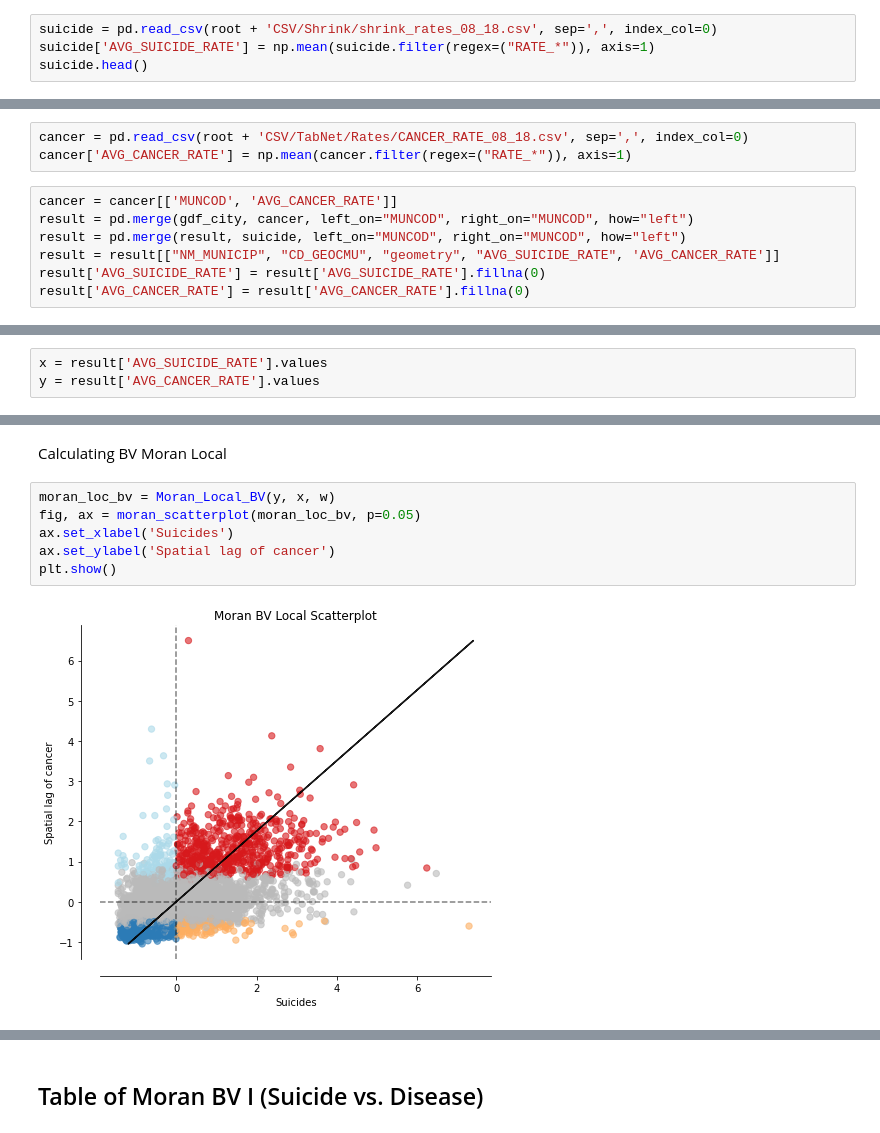
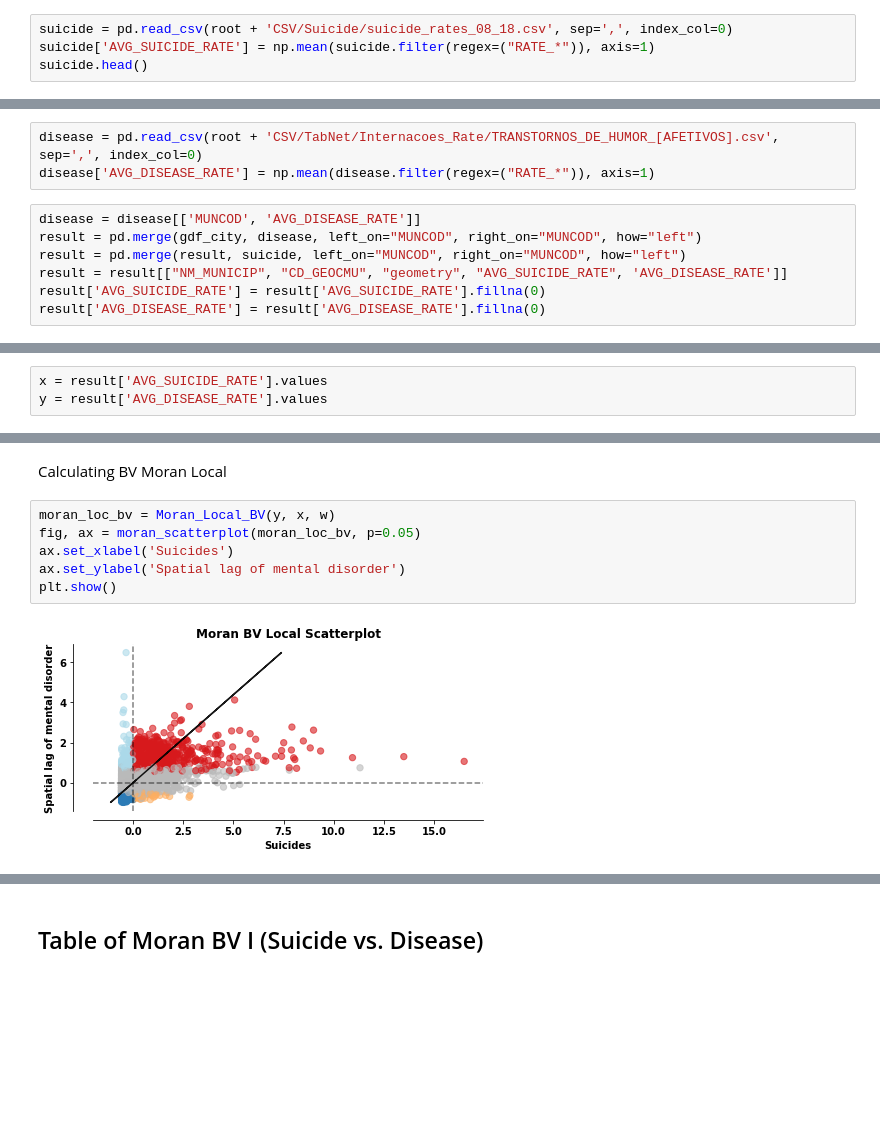
Before and after one commit to pypas/suicities-datasus, a Jupyter notebook: PySal/ESDA_monthly_rates.ipynb, the cells around one changed output, grey strips where cells are left out. Cells and saved outputs as stored; diff of their text form; blank space fills up the shorter version.

```diff
--- a/PySal/ESDA_monthly_rates.ipynb
+++ b/PySal/ESDA_monthly_rates.ipynb
@@ -102,7 +102,7 @@ gdf_city.head()
 # %% [markdown]
 Merging with suicide CSV to get SUICIDE_RATE for each city
 # %%
-suicide = pd.read_csv(root + 'CSV/Shrink/shrink_rates_08_18.csv', sep=',', index_col=0)
+suicide = pd.read_csv(root + 'CSV/Suicide/suicide_rates_08_18.csv', sep=',', index_col=0)
 suicide['AVG_SUICIDE_RATE'] = np.mean(suicide.filter(regex=("RATE_*")), axis=1)
 suicide.head()
 # %% [output]
@@ -230,13 +230,13 @@ Loading disease data and merging with gdf
 # %%
-cancer = pd.read_csv(root + 'CSV/TabNet/Rates/CANCER_RATE_08_18.csv', sep=',', index_col=0)
-cancer['AVG_CANCER_RATE'] = np.mean(cancer.filter(regex=("RATE_*")), axis=1)
+disease = pd.read_csv(root + 'CSV/TabNet/Internacoes_Rate/TRANSTORNOS_DE_HUMOR_[AFETIVOS].csv', sep=',', index_col=0)
+disease['AVG_DISEASE_RATE'] = np.mean(disease.filter(regex=("RATE_*")), axis=1)
 # %%
-cancer = cancer[['MUNCOD', 'AVG_CANCER_RATE']]
-result = pd.merge(gdf_city, cancer, left_on="MUNCOD", right_on="MUNCOD", how="left")
+disease = disease[['MUNCOD', 'AVG_DISEASE_RATE']]
+result = pd.merge(gdf_city, disease, left_on="MUNCOD", right_on="MUNCOD", how="left")
 result = pd.merge(result, suicide, left_on="MUNCOD", right_on="MUNCOD", how="left")
-result = result[["NM_MUNICIP", "CD_GEOCMU", "geometry", "AVG_SUICIDE_RATE", 'AVG_CANCER_RATE']]
+result = result[["NM_MUNICIP", "CD_GEOCMU", "geometry", "AVG_SUICIDE_RATE", 'AVG_DISEASE_RATE']]
 result['AVG_SUICIDE_RATE'] = result['AVG_SUICIDE_RATE'].fillna(0)
-result['AVG_CANCER_RATE'] = result['AVG_CANCER_RATE'].fillna(0)
+result['AVG_DISEASE_RATE'] = result['AVG_DISEASE_RATE'].fillna(0)
 # %%
 result.head()
 # %% [output]
@@ -252,7 +252,7 @@ Bivariate Moran Statistics describe the correlation between one variable and the
 IMPORTANT: Bivariate Moran Statistics do not take the inherent correlation between the two variables at the same location into account.
 # %%
 x = result['AVG_SUICIDE_RATE'].values
-y = result['AVG_CANCER_RATE'].values
+y = result['AVG_DISEASE_RATE'].values
 # %% [markdown]
 Calculating Moran's BV I
 
@@ -274,9 +274,9 @@ Calculating BV Moran Local
 # %%
 moran_loc_bv = Moran_Local_BV(y, x, w)
 fig, ax = moran_scatterplot(moran_loc_bv, p=0.05)
 ax.set_xlabel('Suicides')
-ax.set_ylabel('Spatial lag of cancer')
+ax.set_ylabel('Spatial lag of mental disorder')
 plt.show()
 # %% [output]
-[figure, old version]
+[figure, new version]
 # %%
```
Also changed, not shown: parts of 19 cells of this notebook.
